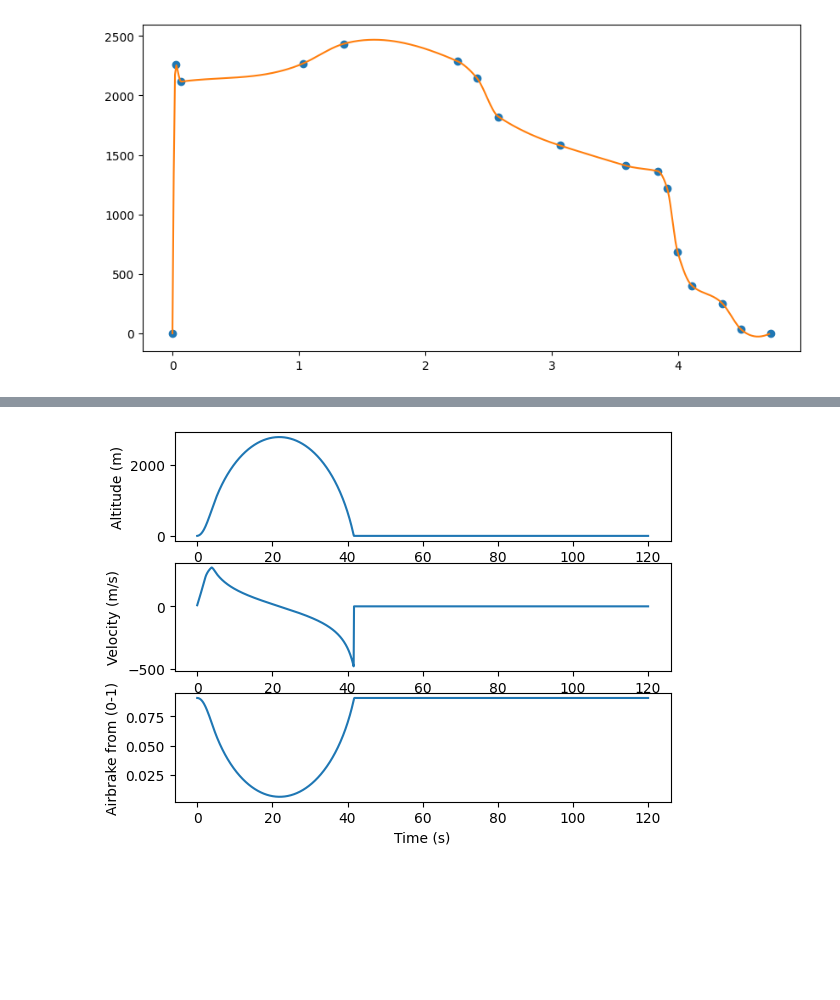
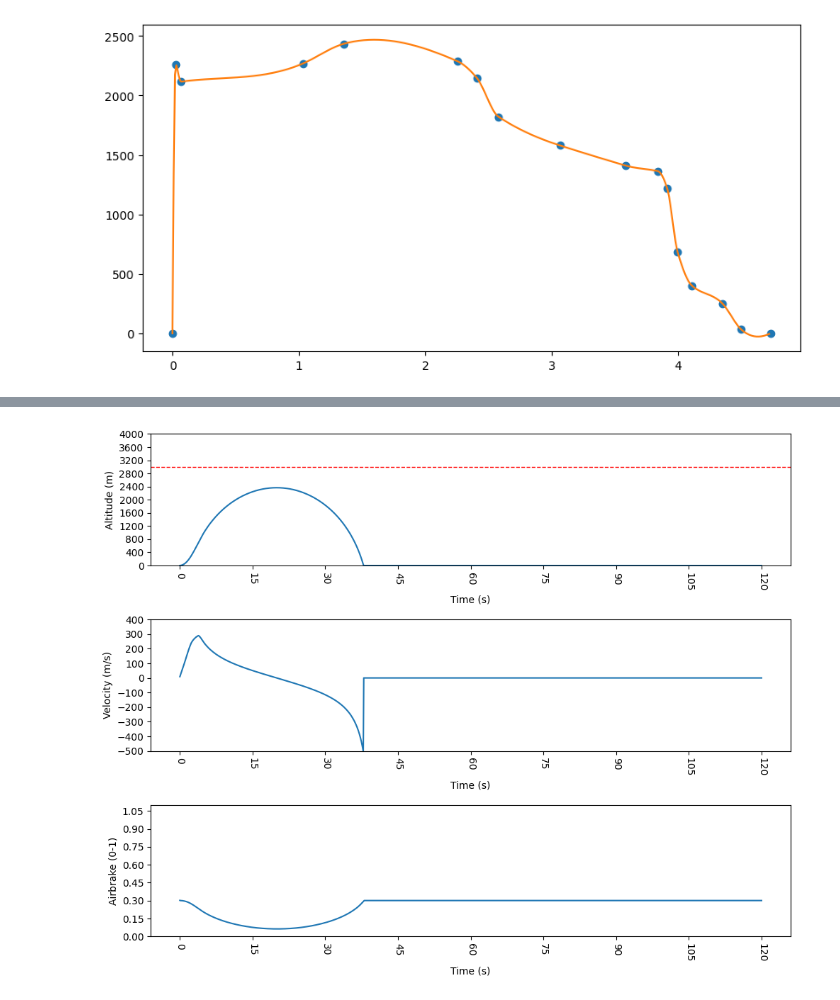
Before and after one commit to TW-exe/rocketPID, a Jupyter notebook: PID.ipynb, the cells around one changed output, grey strips where cells are left out. Saved outputs shown, nothing was run; the diff lists cells and outputs as text; code cells hidden in the pictures; blank space fills up the shorter version.

Commit message:
cleaned up code and made nice graphs

```diff
--- a/PID.ipynb
+++ b/PID.ipynb
@@ -99,3 +100,11 @@ def dynamic_equations(t,y,theta):
     dhdt = v
 
     return [dhdt, dvdt]
+# %%
+# PID control function
+def pid_controller(Kp,Ki,Kd,setpoint, actual, prevError, integral, dt):
+    error = setpoint - actual
+    integral = error * dt
+    derivative = (error - prevError)/dt
+    output =  Kp * error + Ki * integral + Kd * derivative
+    return output, error, integral
@@ -102,6 +159,7 @@ def dynamic_equations(t,y,theta):
 # %%
 #simulation parameters
 desired_apogee = 3000
-Kp = 0.00003
+Kp = 0.0001
 Ki = 0.000002
 Kd = 0.00000005
+tPoints, altitude, velocity, deploymentVals = simulation(Kp,Ki,Kd,desired_apogee)
@@ -188,18 +175,45 @@ print(maxVel)
-# %%
-# Plotting results
-plt.figure()
-plt.subplot(3, 1, 1)
-plt.plot(tPoints, altitude)
-plt.xlabel('Time (s)')
-plt.ylabel('Altitude (m)')
-plt.subplot(3, 1, 2)
-plt.plot(tPoints, velocity)
-plt.xlabel('Time (s)')
-plt.ylabel('Velocity (m/s)')
-plt.subplot(3, 1, 3)
-plt.plot(tPoints, deploymentVals)
-plt.xlabel('Time (s)')
-plt.ylabel('Airbrake from (0-1)')
-plt.show()
-# %% [output]
-[figure, removed]
+# %%
+# Plotting results
+fig, axs = plt.subplots(3, 1, figsize=(10, 8))
+
+# Altitude subplot
+axs[0].plot(tPoints, altitude)
+axs[0].set_xlabel('Time (s)')
+axs[0].set_ylabel('Altitude (m)')
+axs[0].set_ylim(0, 4000)
+axs[0].xaxis.set_major_locator(MaxNLocator(integer=True, prune='both'))
+axs[0].yaxis.set_major_locator(MaxNLocator(nbins=10))
+axs[0].tick_params(axis='x', rotation=-90)
+
+
+
+#desired apogee
+axs[0].axhline(y=desired_apogee, color='r', linestyle='--', linewidth=1)
+
+
+
+# Velocity subplot
+axs[1].plot(tPoints, velocity)
+axs[1].set_xlabel('Time (s)')
+axs[1].set_ylabel('Velocity (m/s)')
+axs[1].set_ylim(-500, 400)
+axs[1].xaxis.set_major_locator(MaxNLocator(integer=True, prune='both'))
+axs[1].yaxis.set_major_locator(MaxNLocator(nbins=10))
+axs[1].tick_params(axis='x', rotation=-90)
+
+# Airbrake deployment subplot
+axs[2].plot(tPoints, deploymentVals)
+axs[2].set_xlabel('Time (s)')
+axs[2].set_ylabel('Airbrake (0-1)')
+axs[2].set_ylim(0, 1.1)
+axs[2].xaxis.set_major_locator(MaxNLocator(integer=True, prune='both'))
+axs[2].yaxis.set_major_locator(MaxNLocator(nbins=10))
+axs[2].tick_params(axis='x', rotation=-90)
+
+# Adjust layout to make room for x-axis labels
+plt.tight_layout()
+
+# Display the plot
+plt.show()
+# %% [output]
+[figure, added]
```
Also changed, not shown: parts of 5 cells of this notebook.
